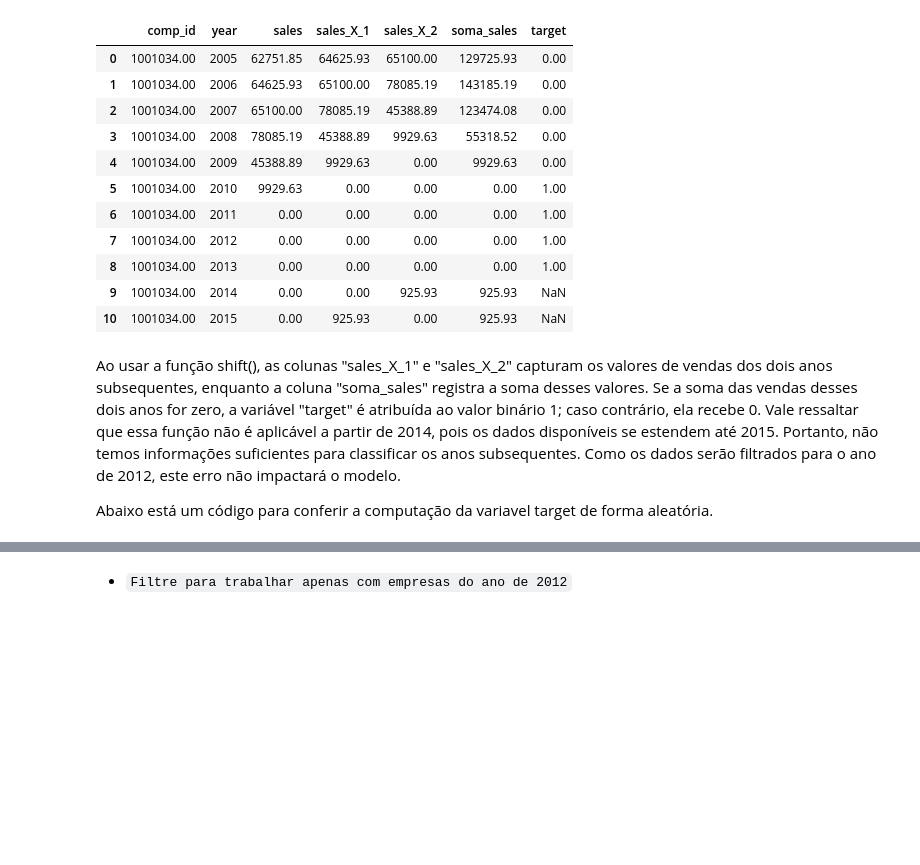
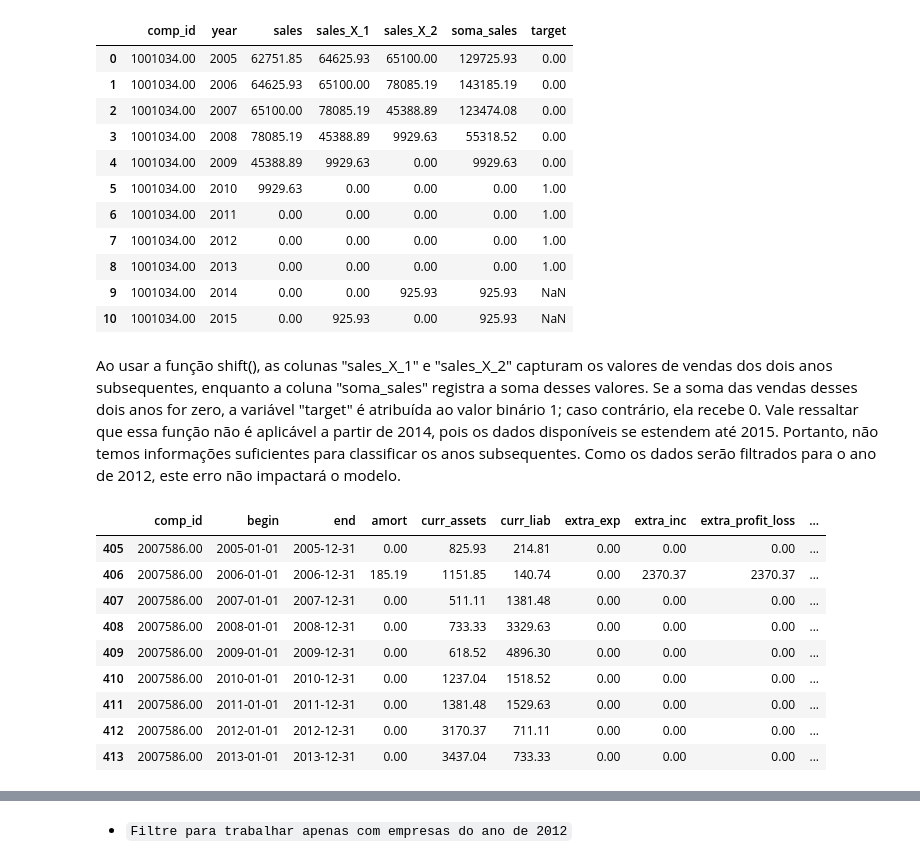
Before and after one commit to marcellocaron/insper_integrador_09_2023, a Jupyter notebook: projeto_final/pre_processamento_final.ipynb, the cells around one changed output, grey strips where cells are left out. Drawn from its saved outputs; the diff is of its cells as text; code cells hidden in the pictures; blank space fills up the shorter version.

```diff
--- a/projeto_final/pre_processamento_final.ipynb
+++ b/projeto_final/pre_processamento_final.ipynb
@@ -236,5 +235,16 @@ df_demonstracao[df_demonstracao['comp_id'] == 1001034.00]
 | 10 | 1001034.00 | 2015 | 0.00 | 925.93 | 0.00 | 925.93 | NaN |
 # %% [markdown]
 Ao usar a função shift(), as colunas "sales_X_1" e "sales_X_2" capturam os valores de vendas dos dois anos subsequentes, enquanto a coluna "soma_sales" registra a soma desses valores. Se a soma das vendas desses dois anos for zero, a variável "target" é atribuída ao valor binário 1; caso contrário, ela recebe 0. Vale ressaltar que essa função não é aplicável a partir de 2014, pois os dados disponíveis se estendem até 2015. Portanto, não temos informações suficientes para classificar os anos subsequentes. Como os dados serão filtrados para o ano de 2012, este erro não impactará o modelo.
-
-Abaixo está um código para conferir a computação da variavel target de forma aleatória.
+# %%
+df_bisnode[df_bisnode['comp_id'] == 2007586]
+# %% [output]
+|  | comp_id | begin | end | amort | curr_assets | curr_liab | extra_exp | extra_inc | extra_profit_loss | ... |
+| 405 | 2007586.00 | 2005-01-01 | 2005-12-31 | 0.00 | 825.93 | 214.81 | 0.00 | 0.00 | 0.00 | ... |
+| 406 | 2007586.00 | 2006-01-01 | 2006-12-31 | 185.19 | 1151.85 | 140.74 | 0.00 | 2370.37 | 2370.37 | ... |
+| 407 | 2007586.00 | 2007-01-01 | 2007-12-31 | 0.00 | 511.11 | 1381.48 | 0.00 | 0.00 | 0.00 | ... |
+| 408 | 2007586.00 | 2008-01-01 | 2008-12-31 | 0.00 | 733.33 | 3329.63 | 0.00 | 0.00 | 0.00 | ... |
+| 409 | 2007586.00 | 2009-01-01 | 2009-12-31 | 0.00 | 618.52 | 4896.30 | 0.00 | 0.00 | 0.00 | ... |
+| 410 | 2007586.00 | 2010-01-01 | 2010-12-31 | 0.00 | 1237.04 | 1518.52 | 0.00 | 0.00 | 0.00 | ... |
+| 411 | 2007586.00 | 2011-01-01 | 2011-12-31 | 0.00 | 1381.48 | 1529.63 | 0.00 | 0.00 | 0.00 | ... |
+| 412 | 2007586.00 | 2012-01-01 | 2012-12-31 | 0.00 | 3170.37 | 711.11 | 0.00 | 0.00 | 0.00 | ... |
+| 413 | 2007586.00 | 2013-01-01 | 2013-12-31 | 0.00 | 3437.04 | 733.33 | 0.00 | 0.00 | 0.00 | ... |
```
Also changed, not shown: parts of 15 cells of this notebook, 3 other files.
